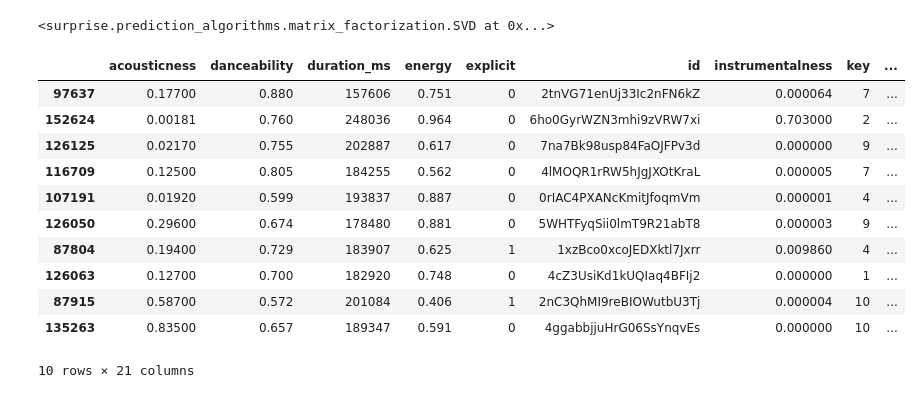
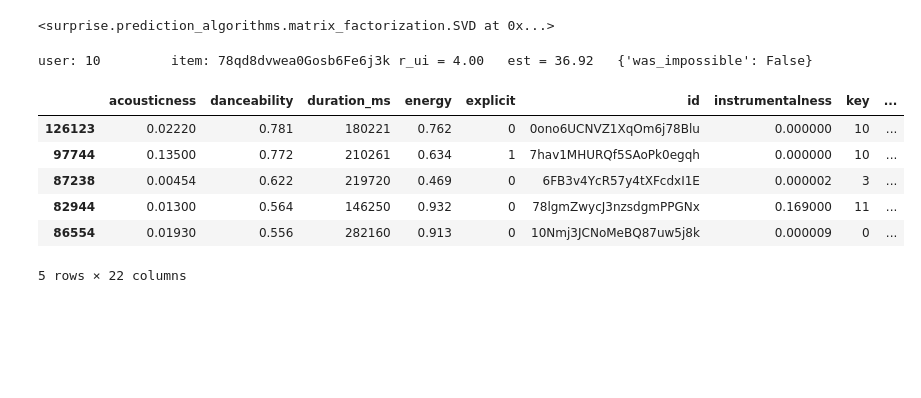
Before and after one commit to Spotify-Song-Predict-DS18/Song-Predict, a Jupyter notebook: Notebooks/Omar_Model.ipynb, the cells around one changed output. Cells and saved outputs as stored; diff of their text form; code cells hidden in the pictures; blank space fills up the shorter version.

Commit message:
Updated model and added function that recommends music to users

```diff
--- a/Notebooks/Omar_Model.ipynb
+++ b/Notebooks/Omar_Model.ipynb
@@ -42,4 +42,18 @@ result = result[result['genre'].isnull() == False]
 # TODO - Dates need to be coherent
 # TODO - might have to make it into a function.
 
-result['release_date'] = pd.to_datetime(result['release_date'])
+result['release_date'] = pd.to_datetime(control['release_date'])
+
+# Model crashes so taking out all music before the beginning 2020
+# mask = result['release_date'] >= '2020-1-1'
+# result = result[mask]
+# %%
+# Creating a "user column" where it assigns each song to a "user"
+import numpy as np
+
+# Applying random "users" to the music
+# Perfect for predictions.
+result['user'] = np.random.randint(0, 200, result.shape[0])
+
+# Checking if the function works
+result.head(10)
@@ -50,7 +77,7 @@ from surprise.model_selection.validation import cross_validate
 
 # Intantiating my reader and my data
 reader = Reader(rating_scale=(0,100))
-data = Dataset.load_from_df(result[['artist', 'id', 'popularity']],
+data = Dataset.load_from_df(result[['user', 'id', 'popularity']],
                            reader)
 # Intatntiating my SVD
 svd = SVD()
@@ -64,24 +111,28 @@ trainset = data.build_full_trainset()
 svd.fit(trainset)
 # %% [output]
 <surprise.prediction_algorithms.matrix_factorization.SVD at 0x...>
+# %%
+# Testing a prediction!
+user = '10'
+song2 = '78qd8dvwea0Gosb6Fe6j3k'
+
+# Time to test the prediction
+pred = svd.predict(user, song2, r_ui=4, verbose=True)
+# %% [output]
+user: 10         item: 78qd8dvwea0Gosb6Fe6j3k r_ui = 4.00   est = 36.92   {'was_impossible': False}
 # %%
 # Model has been trained, time to use for prediction.
 titles = result.copy()
 
-titles['Estimate_Score'] = titles['id'].apply(lambda x: svd.predict('Circles', x).est)
+titles['Estimate_Score'] = titles['id'].apply(lambda x: svd.predict(65, x).est)
 # %%
 titles = titles.sort_values(by=['Estimate_Score'], ascending=False)
-titles.head(10)
+titles.head(5)
 # %% [output]
 |  | acousticness | danceability | duration_ms | energy | explicit | id | instrumentalness | key | ... |
-| 97637 | 0.17700 | 0.880 | 157606 | 0.751 | 0 | 2tnVG71enUj33Ic2nFN6kZ | 0.000064 | 7 | ... |
-| 152624 | 0.00181 | 0.760 | 248036 | 0.964 | 0 | 6ho0GyrWZN3mhi9zVRW7xi | 0.703000 | 2 | ... |
-| 126125 | 0.02170 | 0.755 | 202887 | 0.617 | 0 | 7na7Bk98usp84FaOJFPv3d | 0.000000 | 9 | ... |
-| 116709 | 0.12500 | 0.805 | 184255 | 0.562 | 0 | 4lMOQR1rRW5hJgJXOtKraL | 0.000005 | 7 | ... |
-| 107191 | 0.01920 | 0.599 | 193837 | 0.887 | 0 | 0rIAC4PXANcKmitJfoqmVm | 0.000001 | 4 | ... |
-| 126050 | 0.29600 | 0.674 | 178480 | 0.881 | 0 | 5WHTFyqSii0lmT9R21abT8 | 0.000003 | 9 | ... |
-| 87804 | 0.19400 | 0.729 | 183907 | 0.625 | 1 | 1xzBco0xcoJEDXktl7Jxrr | 0.009860 | 4 | ... |
-| 126063 | 0.12700 | 0.700 | 182920 | 0.748 | 0 | 4cZ3UsiKd1kUQIaq4BFIj2 | 0.000000 | 1 | ... |
-| 87915 | 0.58700 | 0.572 | 201084 | 0.406 | 1 | 2nC3QhMI9reBIOWutbU3Tj | 0.000004 | 10 | ... |
-| 135263 | 0.83500 | 0.657 | 189347 | 0.591 | 0 | 4ggabbjjuHrG06SsYnqvEs | 0.000000 | 10 | ... |
+| 126123 | 0.02220 | 0.781 | 180221 | 0.762 | 0 | 0ono6UCNVZ1XqOm6j78Blu | 0.000000 | 10 | ... |
+| 97744 | 0.13500 | 0.772 | 210261 | 0.634 | 1 | 7hav1MHURQf5SAoPk0egqh | 0.000000 | 10 | ... |
+| 87238 | 0.00454 | 0.622 | 219720 | 0.469 | 0 | 6FB3v4YcR57y4tXFcdxI1E | 0.000002 | 3 | ... |
+| 82944 | 0.01300 | 0.564 | 146250 | 0.932 | 0 | 78lgmZwycJ3nzsdgmPPGNx | 0.169000 | 11 | ... |
+| 86554 | 0.01930 | 0.556 | 282160 | 0.913 | 0 | 10Nmj3JCNoMeBQ87uw5j8k | 0.000009 | 0 | ... |
-10 rows × 21 columns
+5 rows × 22 columns
```
Also changed, not shown: parts of 4 cells of this notebook, 2 other files.
